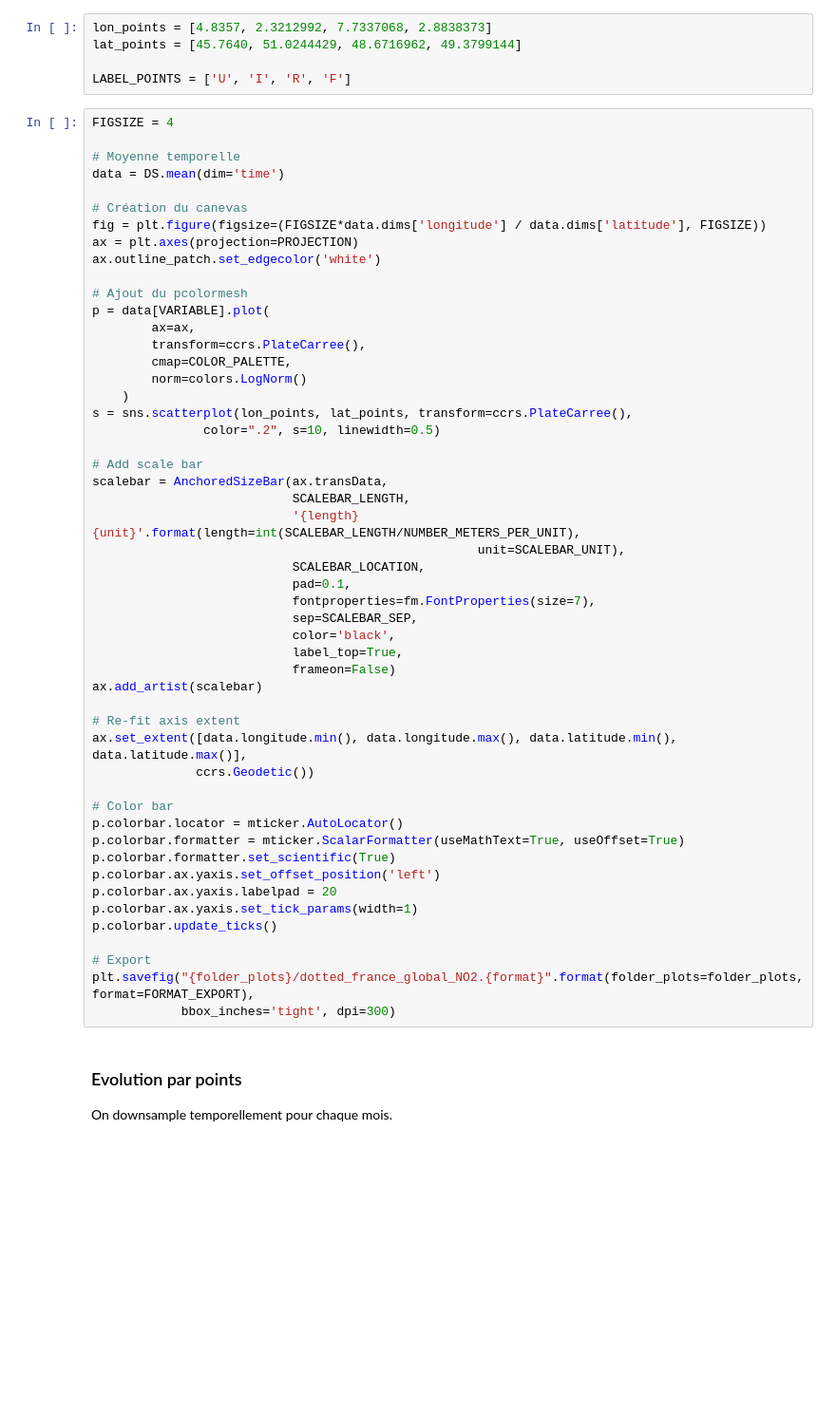
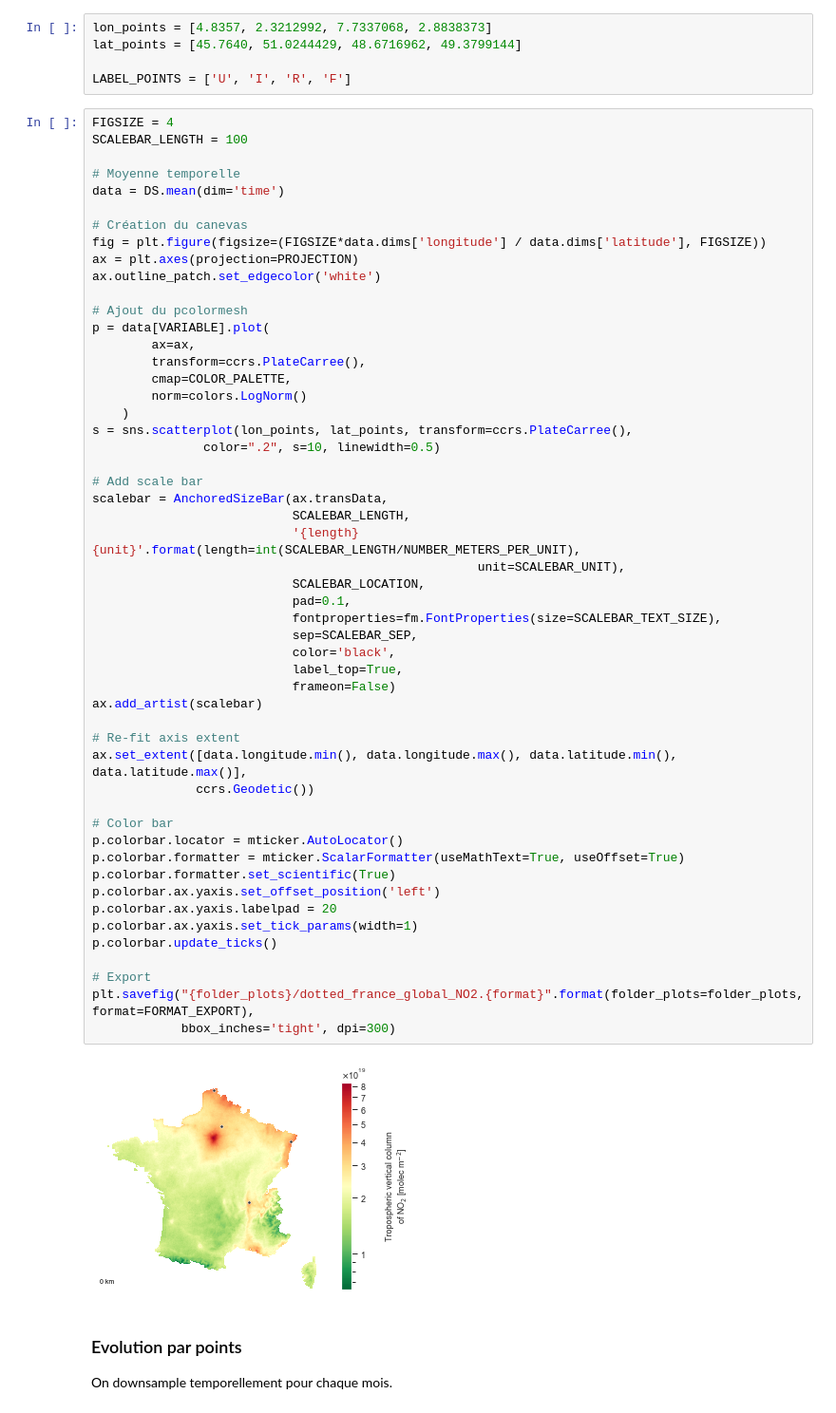
Before and after one commit to bilelomrani1/s5p-analysis, a Jupyter notebook: S5P-Plots.ipynb, the cells around one changed output. Shown at 95% size. Drawn from its saved outputs; the diff is of its cells as text; blank space fills up the shorter version.

```diff
--- a/S5P-Plots.ipynb
+++ b/S5P-Plots.ipynb
@@ -432,6 +453,7 @@ lat_points = [45.7640, 51.0244429, 48.6716962, 49.3799144]
 LABEL_POINTS = ['U', 'I', 'R', 'F']
 # %%
 FIGSIZE = 4
+SCALEBAR_LENGTH = 100
 
 # Moyenne temporelle
 data = DS.mean(dim='time')
@@ -453,34 +475,36 @@ s = sns.scatterplot(lon_points, lat_points, transform=ccrs.PlateCarree(),
 
 # Add scale bar
 scalebar = AnchoredSizeBar(ax.transData,
                            SCALEBAR_LENGTH,
                            '{length} {unit}'.format(length=int(SCALEBAR_LENGTH/NUMBER_METERS_PER_UNIT),
                                                     unit=SCALEBAR_UNIT),
                            SCALEBAR_LOCATION,
                            pad=0.1,
-                           fontproperties=fm.FontProperties(size=7),
+                           fontproperties=fm.FontProperties(size=SCALEBAR_TEXT_SIZE),
                            sep=SCALEBAR_SEP,
                            color='black',
                            label_top=True,
                            frameon=False)
 ax.add_artist(scalebar)
 
 # Re-fit axis extent
 ax.set_extent([data.longitude.min(), data.longitude.max(), data.latitude.min(), data.latitude.max()],
               ccrs.Geodetic())
 
 # Color bar
 p.colorbar.locator = mticker.AutoLocator()
 p.colorbar.formatter = mticker.ScalarFormatter(useMathText=True, useOffset=True)
 p.colorbar.formatter.set_scientific(True)
 p.colorbar.ax.yaxis.set_offset_position('left')
 p.colorbar.ax.yaxis.labelpad = 20
 p.colorbar.ax.yaxis.set_tick_params(width=1)
 p.colorbar.update_ticks()
 
 # Export
 plt.savefig("{folder_plots}/dotted_france_global_NO2.{format}".format(folder_plots=folder_plots, format=FORMAT_EXPORT),
             bbox_inches='tight', dpi=300)
+# %% [output]
+[figure, added]
 # %% [markdown]
 ### Evolution par points
 
```
Also changed, not shown: parts of 9 cells of this notebook, 4 other files.
